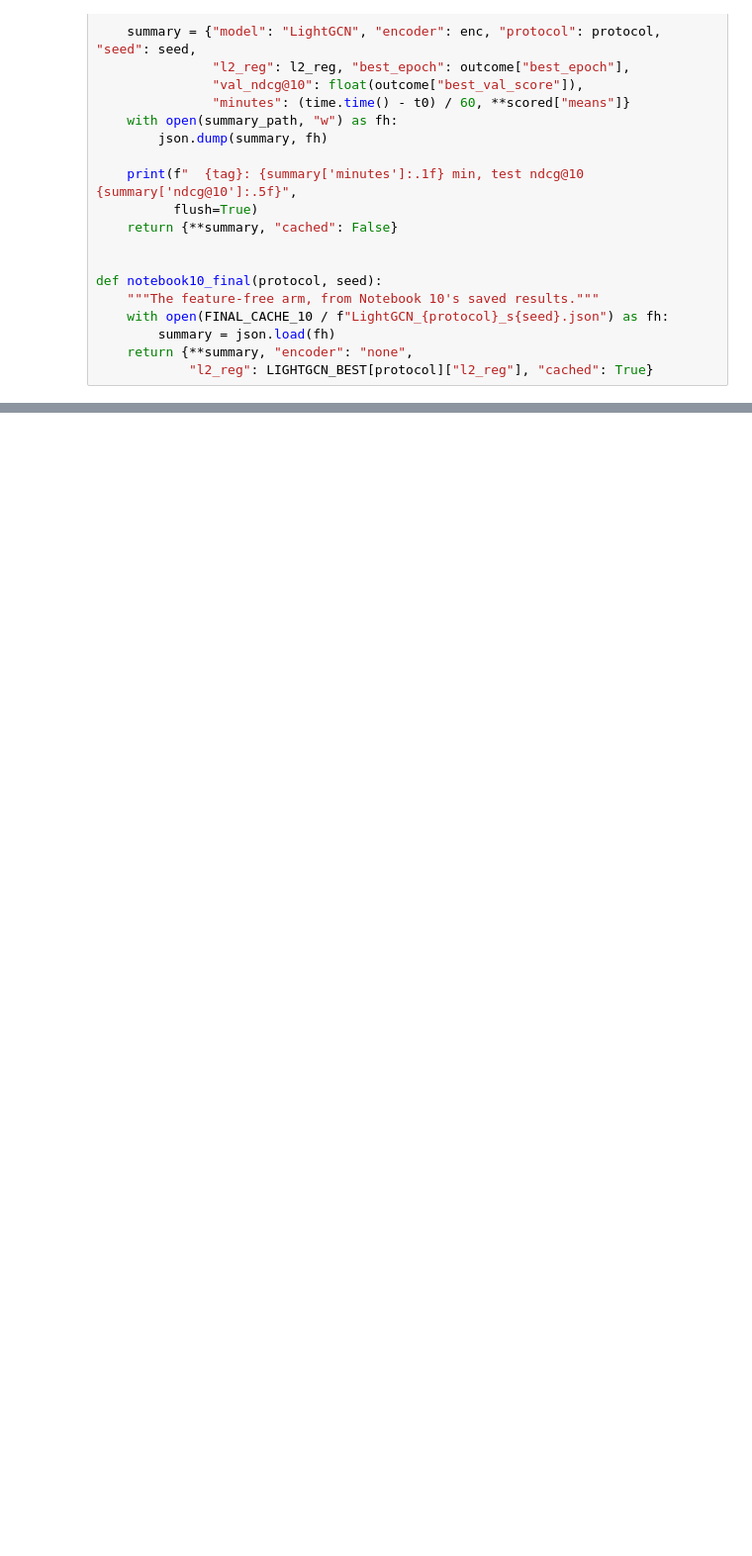
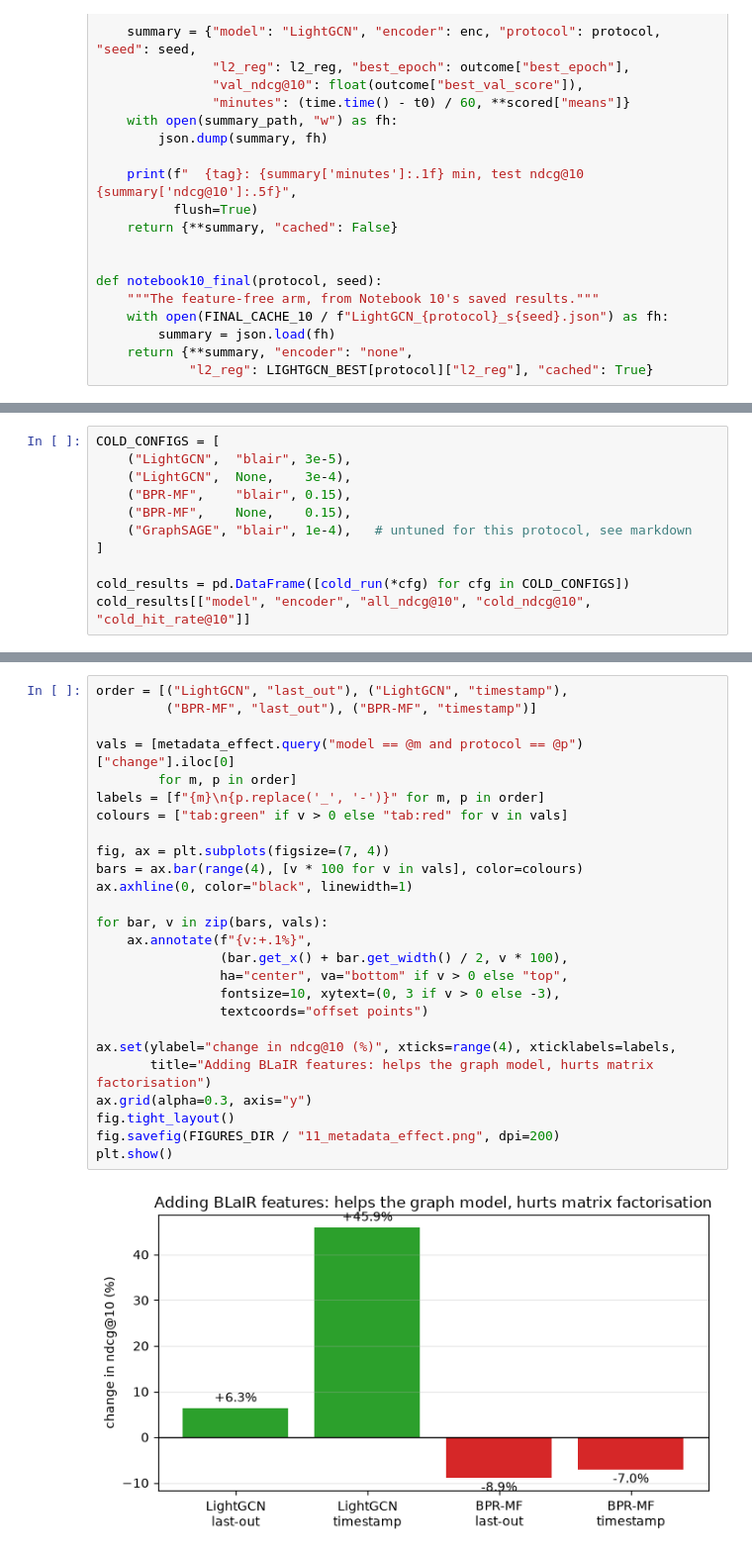
Before and after one commit to ErjonXhani/gnn-recommender-dissertation, a Jupyter notebook: notebooks/11_metadata_and_cold_start.ipynb, the cells around one changed output, grey strips where cells are left out. Shown at 99% size. Cells and saved outputs as stored; diff of their text form; blank space fills up the shorter version.

Commit message:
Notebook 11: metadata, encoder ablation and cold-start evaluation

```diff
--- a/notebooks/11_metadata_and_cold_start.ipynb
+++ b/notebooks/11_metadata_and_cold_start.ipynb
@@ -441,0 +758,11 @@ timestamp: 0.00158 -> 0.00230  (+45.9%)
+# %%
+COLD_CONFIGS = [
+    ("LightGCN",  "blair", 3e-5),
+    ("LightGCN",  None,    3e-4),
+    ("BPR-MF",    "blair", 0.15),
+    ("BPR-MF",    None,    0.15),
+    ("GraphSAGE", "blair", 1e-4),   # untuned for this protocol, see markdown
+]
+
+cold_results = pd.DataFrame([cold_run(*cfg) for cfg in COLD_CONFIGS])
+cold_results[["model", "encoder", "all_ndcg@10", "cold_ndcg@10", "cold_hit_rate@10"]]
@@ -441,0 +913,28 @@ timestamp: 0.00158 -> 0.00230  (+45.9%)
+# %%
+order = [("LightGCN", "last_out"), ("LightGCN", "timestamp"),
+         ("BPR-MF", "last_out"), ("BPR-MF", "timestamp")]
+
+vals = [metadata_effect.query("model == @m and protocol == @p")["change"].iloc[0]
+        for m, p in order]
+labels = [f"{m}\n{p.replace('_', '-')}" for m, p in order]
+colours = ["tab:green" if v > 0 else "tab:red" for v in vals]
+
+fig, ax = plt.subplots(figsize=(7, 4))
+bars = ax.bar(range(4), [v * 100 for v in vals], color=colours)
+ax.axhline(0, color="black", linewidth=1)
+
+for bar, v in zip(bars, vals):
+    ax.annotate(f"{v:+.1%}",
+                (bar.get_x() + bar.get_width() / 2, v * 100),
+                ha="center", va="bottom" if v > 0 else "top",
+                fontsize=10, xytext=(0, 3 if v > 0 else -3),
+                textcoords="offset points")
+
+ax.set(ylabel="change in ndcg@10 (%)", xticks=range(4), xticklabels=labels,
+       title="Adding BLaIR features: helps the graph model, hurts matrix factorisation")
+ax.grid(alpha=0.3, axis="y")
+fig.tight_layout()
+fig.savefig(FIGURES_DIR / "11_metadata_effect.png", dpi=200)
+plt.show()
+# %% [output]
+[figure, added]
```
Also changed, not shown: parts of 36 cells of this notebook, 57 other files.
